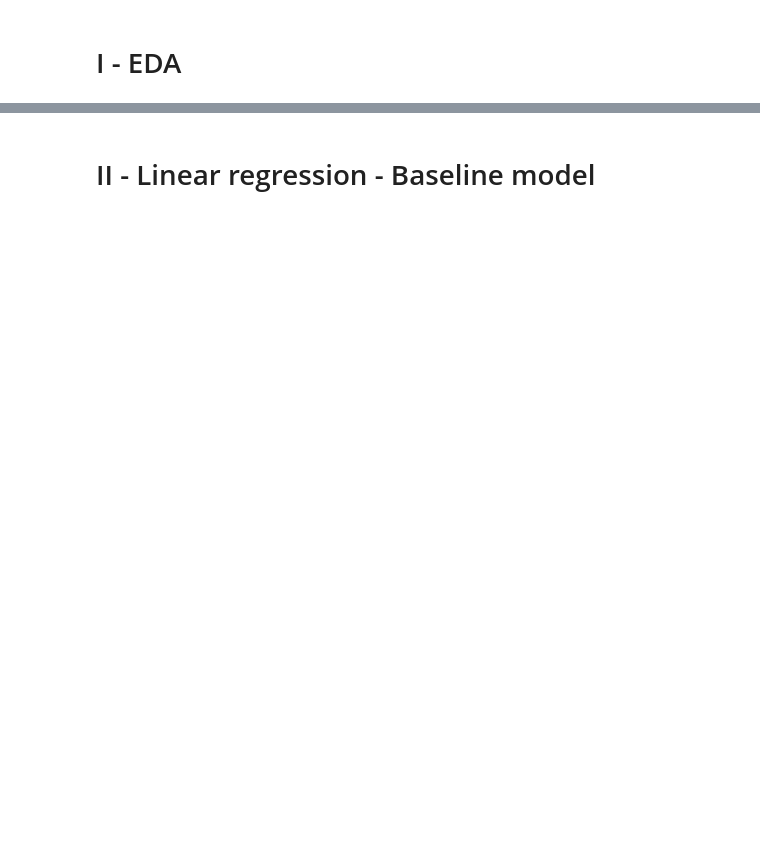
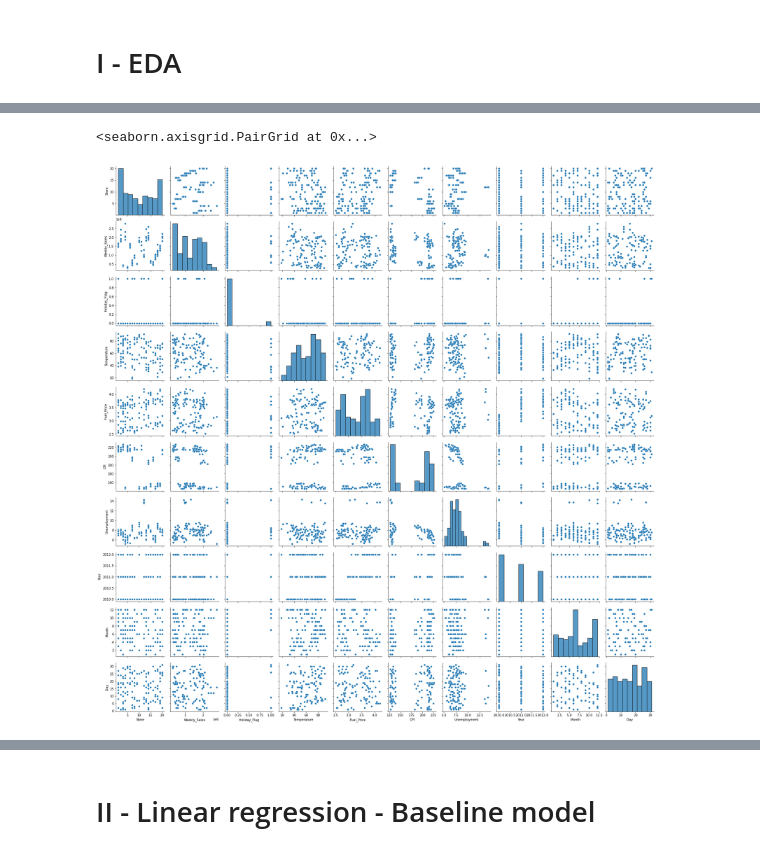
Before and after one commit to mbe-repo/Machine_Learning, a Jupyter notebook: Walmart_sales/Walmart_sales_final.ipynb, the cells around one changed output, grey strips where cells are left out. Drawn from its saved outputs; the diff is of its cells as text; code cells hidden in the pictures; blank space fills up the shorter version.

```diff
--- a/Walmart_sales/Walmart_sales_final.ipynb
+++ b/Walmart_sales/Walmart_sales_final.ipynb
@@ -17,6 +17,4 @@ import plotly.express as px
 import plotly.graph_objects as go
 import plotly.io as pio
 # %%
-#import Dataset
-df = pd.read_csv("src/Walmart_Store_sales.csv")
-df.head(1)
+data = pd.read_csv("Walmart_Store_sales.csv")
@@ -27,0 +46,7 @@ df.head(1)
+# %%
+data['Date'] = pd.to_datetime(data['Date'])
+data['Year'] = pd.to_datetime(data['Date']).dt.year
+data['Month'] = pd.to_datetime(data['Date']).dt.month
+#data['Week'] = pd.to_datetime(data['Date']).dt.week
+data['Day'] = pd.to_datetime(data['Date']).dt.day
+data.replace({'A': 1, 'B': 2,'C':3},inplace=True)
@@ -27,0 +71,7 @@ df.head(1)
+# %%
+# corrélations
+
+sns.pairplot(data=data)
+# %% [output]
+<seaborn.axisgrid.PairGrid at 0x...>
+[figure, added]
```
Also changed, not shown: parts of 25 cells of this notebook.
